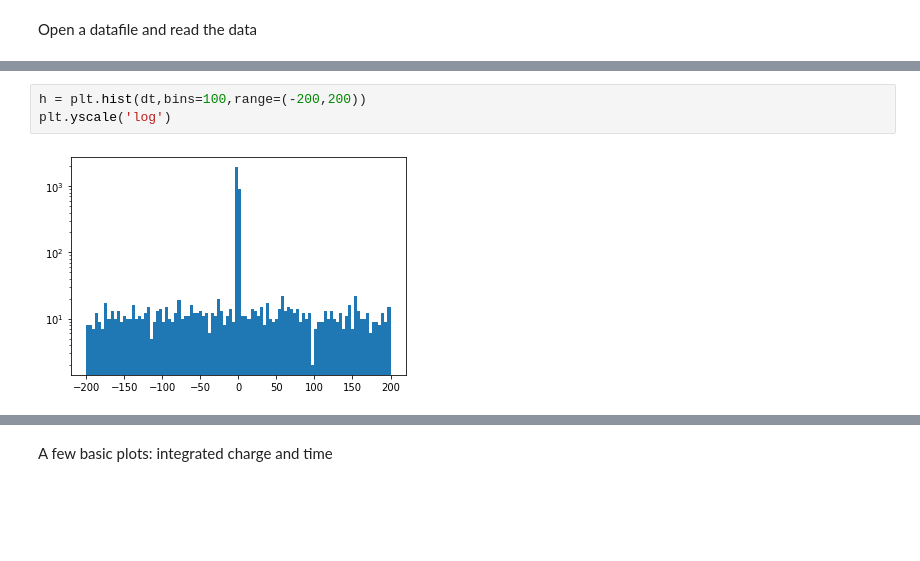
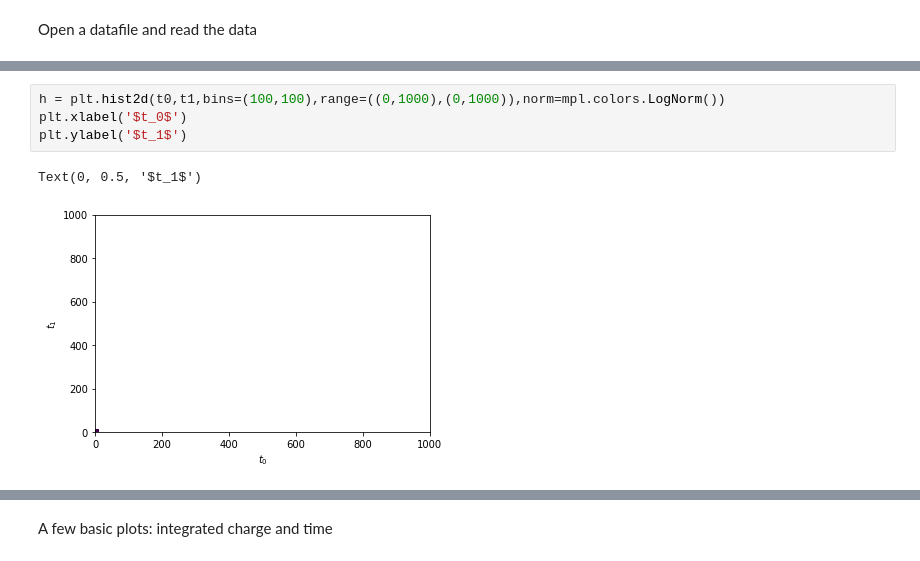
Before and after one commit to acolijn/DT5550_DAQ, a Jupyter notebook: analysis/decode_example.ipynb, the cells around one changed output, grey strips where cells are left out. Drawn from its saved outputs; the diff is of its cells as text; blank space fills up the shorter version.

```diff
--- a/analysis/decode_example.ipynb
+++ b/analysis/decode_example.ipynb
@@ -56,5 +68,7 @@ Text(0, 0.5, '$Q_1$')
-# %%
-h = plt.hist(dt,bins=100,range=(-200,200))
-plt.yscale('log')
-# %% [output]
-[figure, removed]
+# %%
+h = plt.hist2d(t0,t1,bins=(100,100),range=((0,1000),(0,1000)),norm=mpl.colors.LogNorm())
+plt.xlabel('$t_0$')
+plt.ylabel('$t_1$')
+# %% [output]
+Text(0, 0.5, '$t_1$')
+[figure, added]
```
Also changed, not shown: parts of 11 cells of this notebook, 10 other files.
